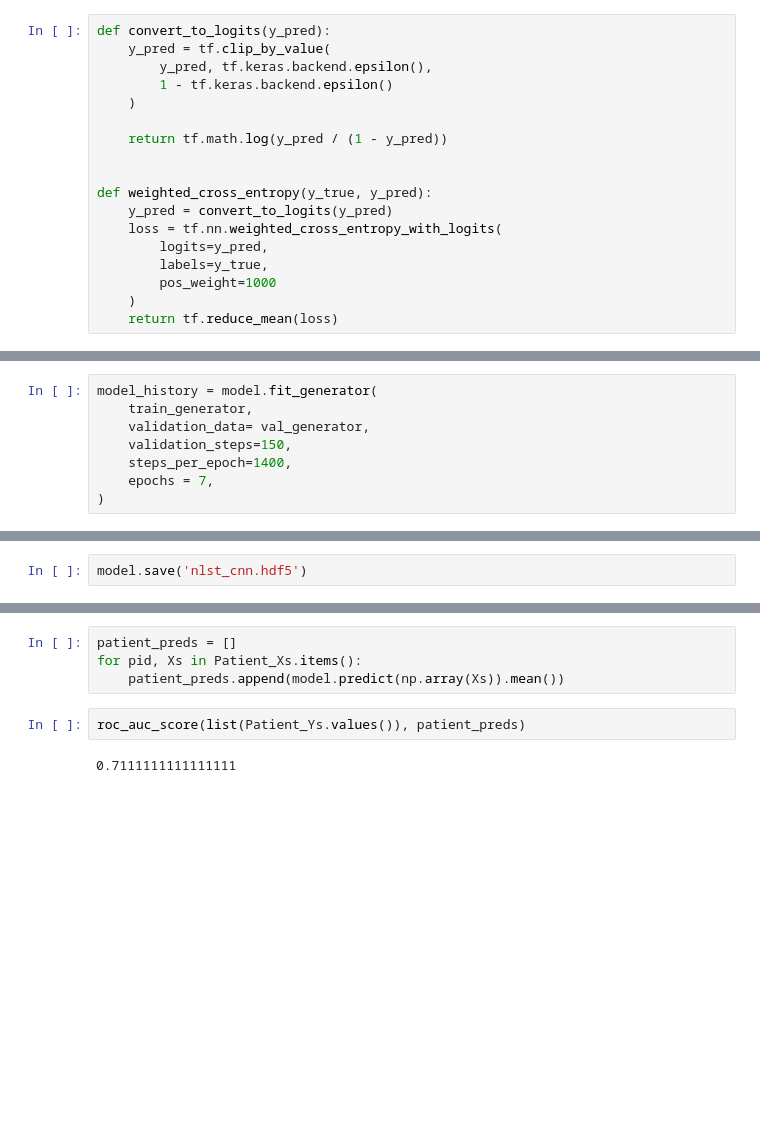
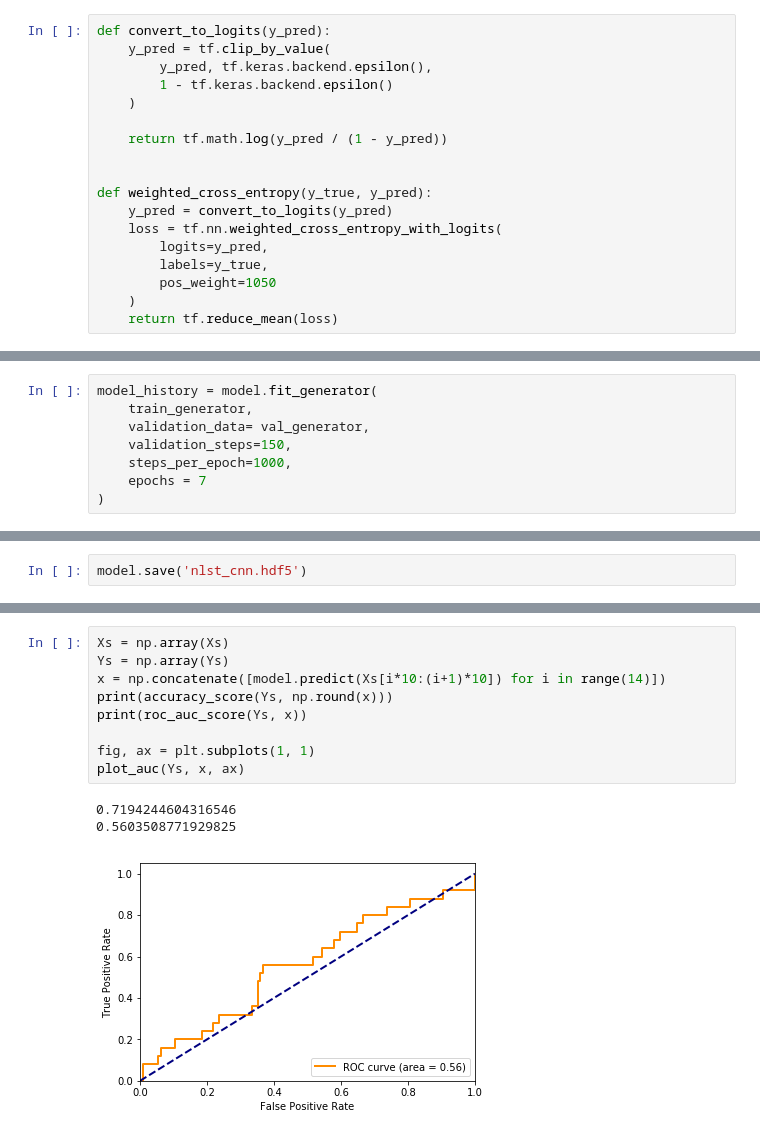
Before and after one commit to maggiebasta/lung-cancer-thesis, a Jupyter notebook: NLST/nlst_train.ipynb, the cells around one changed output, grey strips where cells are left out. Drawn from its saved outputs; the diff is of its cells as text; blank space fills up the shorter version.

```diff
--- a/NLST/nlst_train.ipynb
+++ b/NLST/nlst_train.ipynb
@@ -97,7 +98,7 @@ def weighted_cross_entropy(y_true, y_pred):
     loss = tf.nn.weighted_cross_entropy_with_logits(
         logits=y_pred,
         labels=y_true,
-        pos_weight=1000
+        pos_weight=1050
     )
     return tf.reduce_mean(loss)
 # %%
@@ -128,7 +149,7 @@ model_history = model.fit_generator(
     train_generator,
     validation_data= val_generator,
     validation_steps=150,
-    steps_per_epoch=1400,
-    epochs = 7,
+    steps_per_epoch=1000,
+    epochs = 7
 )
 # %% [output]
@@ -191,8 +203,13 @@ roc_auc_score(Ys, preds)
-# %%
-patient_preds = []
-for pid, Xs in Patient_Xs.items():
-    patient_preds.append(model.predict(np.array(Xs)).mean())
-# %%
-roc_auc_score(list(Patient_Ys.values()), patient_preds)
-# %% [output]
-0.7111111111111111
+# %%
+Xs = np.array(Xs)
+Ys = np.array(Ys)
+x = np.concatenate([model.predict(Xs[i*10:(i+1)*10]) for i in range(14)])
+print(accuracy_score(Ys, np.round(x)))
+print(roc_auc_score(Ys, x))
+
+fig, ax = plt.subplots(1, 1)
+plot_auc(Ys, x, ax)
+# %% [output]
+0.7194244604316546
+0.5603508771929825
+[figure, added]
```
Also changed, not shown: parts of 11 cells of this notebook, 4 other files.
